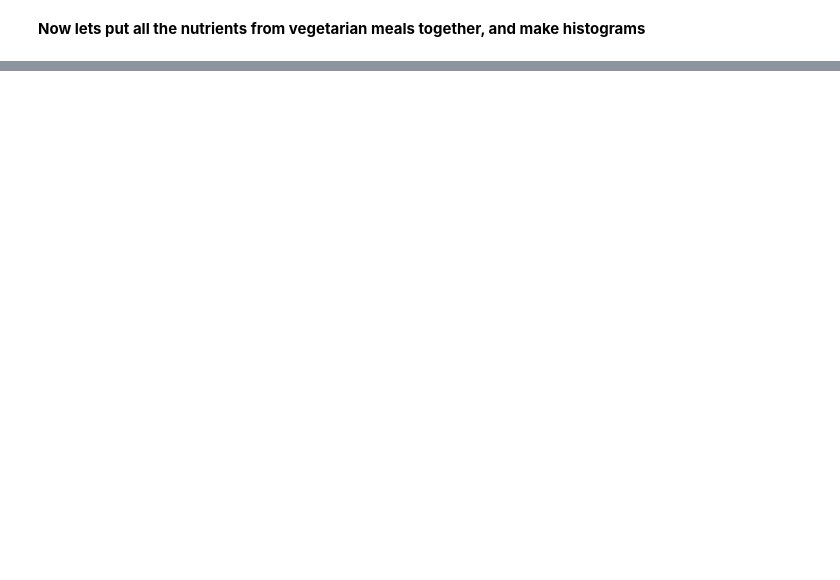
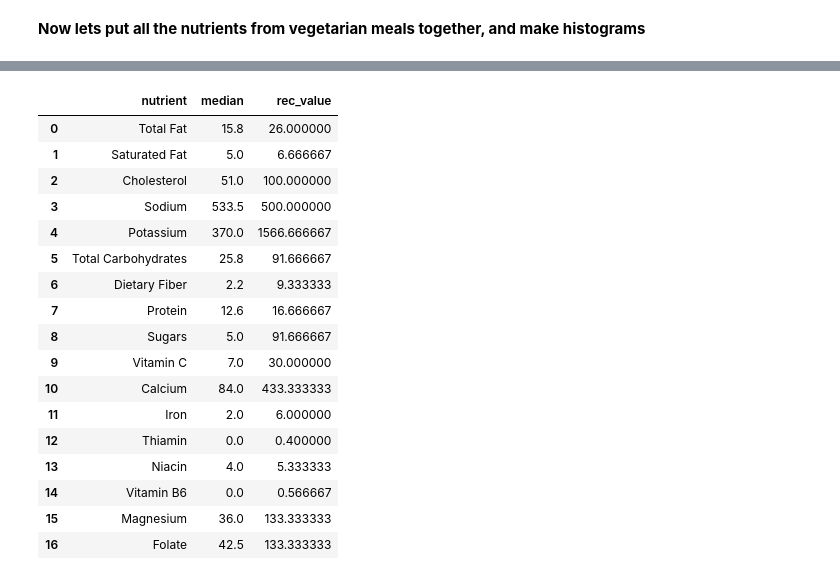
Before and after one commit to strefele/ADA2018-Project, a Jupyter notebook: Data_Analysis.ipynb, the cells around one changed output, grey strips where cells are left out. Cells and saved outputs as stored; diff of their text form; code cells hidden in the pictures; blank space fills up the shorter version.

```diff
--- a/Data_Analysis.ipynb
+++ b/Data_Analysis.ipynb
@@ -378,0 +420,21 @@ compare_values
+# %%
+compare_omn_values
+# %% [output]
+|  | nutrient | median | rec_value |
+| 0 | Total Fat | 15.8 | 26.000000 |
+| 1 | Saturated Fat | 5.0 | 6.666667 |
+| 2 | Cholesterol | 51.0 | 100.000000 |
+| 3 | Sodium | 533.5 | 500.000000 |
+| 4 | Potassium | 370.0 | 1566.666667 |
+| 5 | Total Carbohydrates | 25.8 | 91.666667 |
+| 6 | Dietary Fiber | 2.2 | 9.333333 |
+| 7 | Protein | 12.6 | 16.666667 |
+| 8 | Sugars | 5.0 | 91.666667 |
+| 9 | Vitamin C | 7.0 | 30.000000 |
+| 10 | Calcium | 84.0 | 433.333333 |
+| 11 | Iron | 2.0 | 6.000000 |
+| 12 | Thiamin | 0.0 | 0.400000 |
+| 13 | Niacin | 4.0 | 5.333333 |
+| 14 | Vitamin B6 | 0.0 | 0.566667 |
+| 15 | Magnesium | 36.0 | 133.333333 |
+| 16 | Folate | 42.5 | 133.333333 |
```
Also changed, not shown: parts of 10 cells of this notebook.
